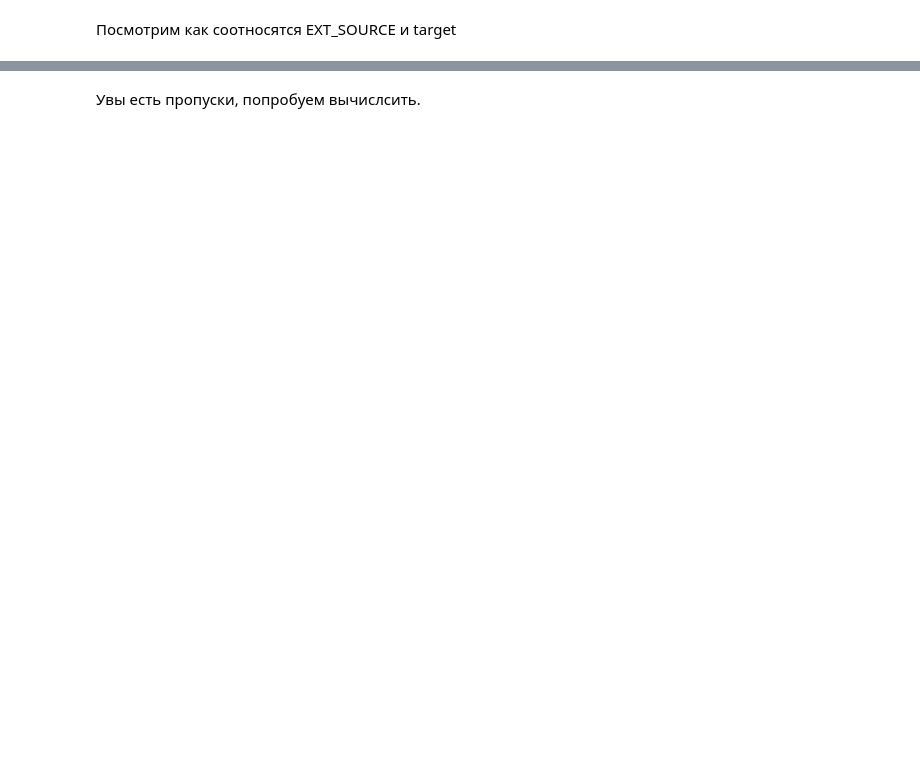
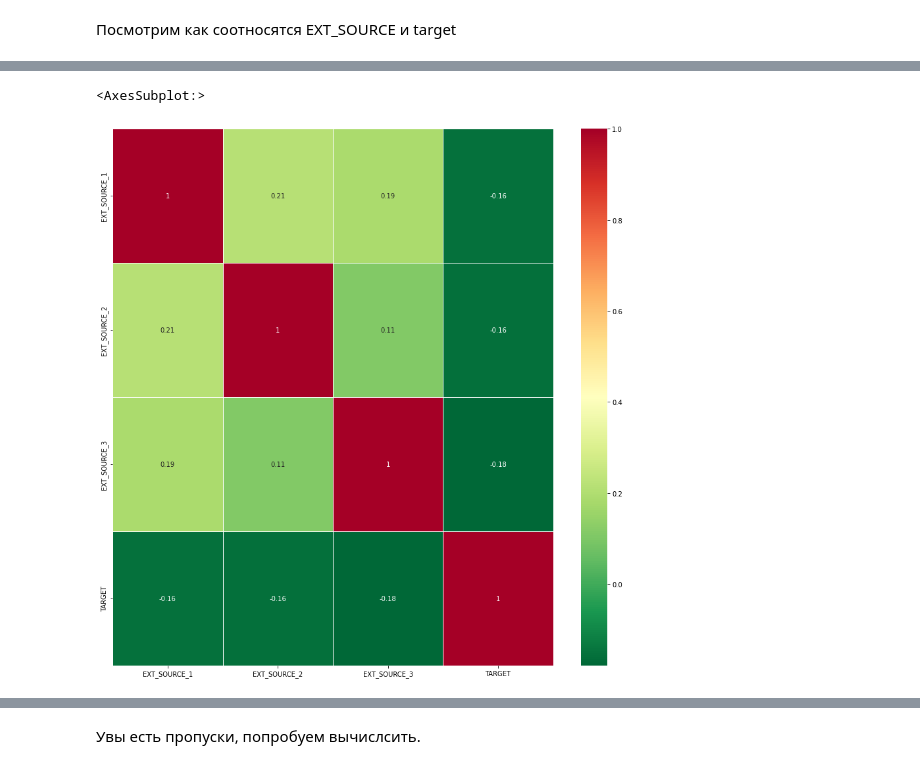
Before and after one commit to andru196/ml_hw2, a Jupyter notebook: notebooks/HW2.ipynb, the cells around one changed output, grey strips where cells are left out. Cells and saved outputs as stored; diff of their text form; code cells hidden in the pictures; blank space fills up the shorter version.

```diff
--- a/notebooks/HW2.ipynb
+++ b/notebooks/HW2.ipynb
@@ -175,0 +173,7 @@ ValueError: Input contains NaN, infinity or a value too large for dtype('float64
+# %%
+plt.figure(figsize=(15,15))
+tmp = train[['EXT_SOURCE_1', 'EXT_SOURCE_2',"EXT_SOURCE_3", target]]
+sns.heatmap(tmp.corr(), cmap='RdYlGn_r', linewidths=1, annot=True)
+# %% [output]
+<AxesSubplot:>
+[figure, added]
```
Also changed, not shown: parts of 46 cells of this notebook.
